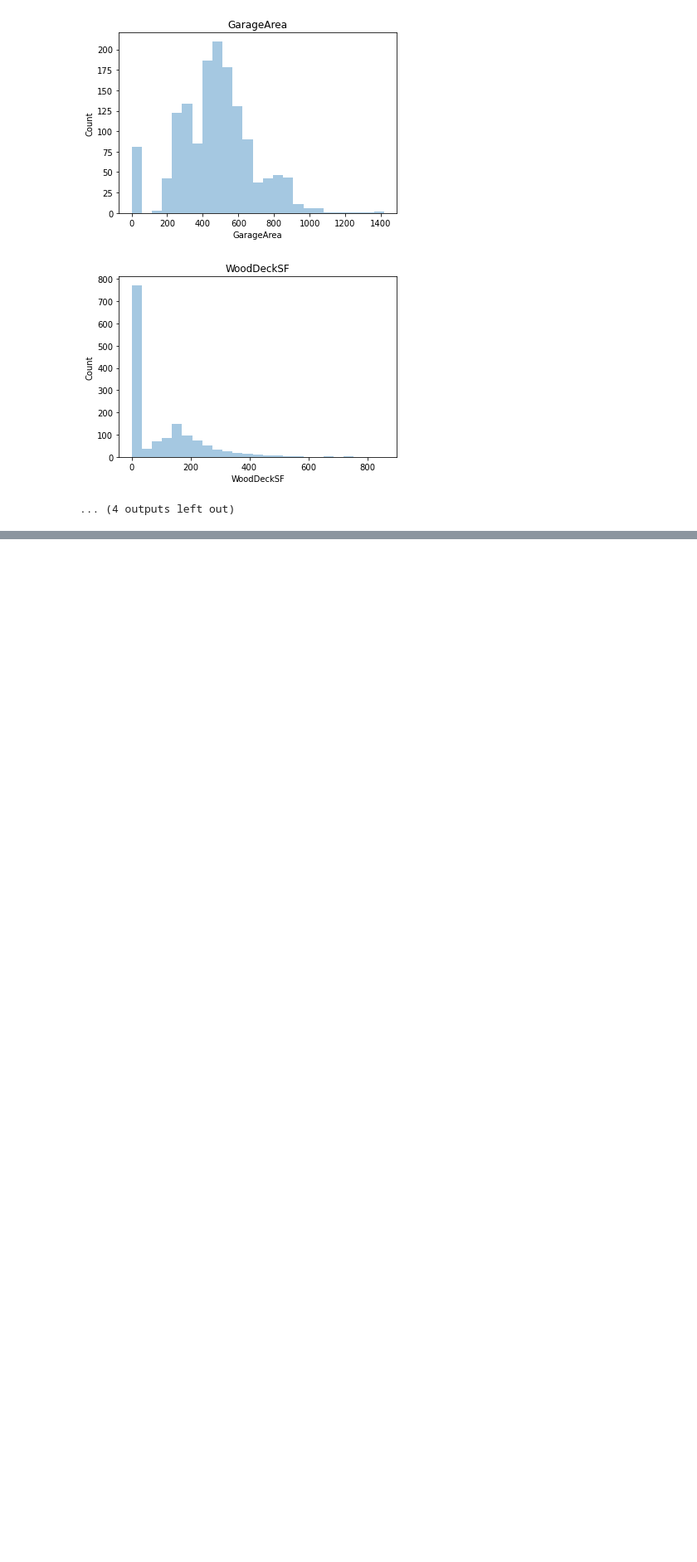
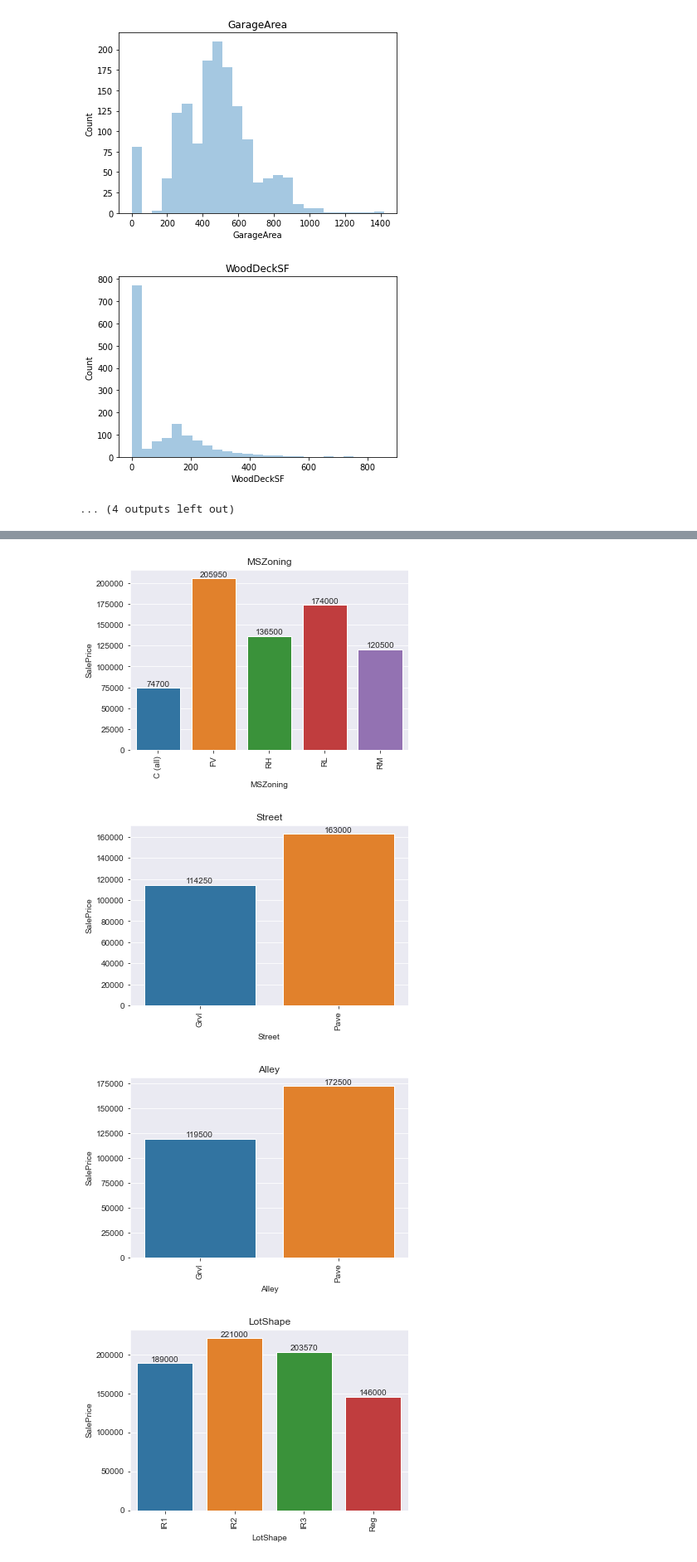
Before and after one commit to ajinkeya17/Advanced_Housing_Price_Predictor, a Jupyter notebook: EDA.ipynb, the cells around one changed output, grey strips where cells are left out. Shown at 83% size. Drawn from its saved outputs; the diff is of its cells as text; code cells hidden in the pictures; blank space fills up the shorter version.

```diff
--- a/EDA.ipynb
+++ b/EDA.ipynb
@@ -259,0 +288,3 @@ A few featur
+# %%
+cat_features = [col for col in df.columns if df[col].dtypes=='O']
+cat_features
@@ -259,0 +327,4 @@ A few featur
+# %%
+card = {}
+for feature in cat_features:
+        card[feature] = len(df[feature].unique())
@@ -259,0 +358,18 @@ A few featur
+# %%
+for feature in cat_features:
+
+    data = df.copy()
+    temp = data.groupby(feature)['SalePrice'].median()
+    ax = sns.barplot(x=temp.index, y=temp)
+    plt.xticks(rotation=90)
+    plt.tick_params(bottom=True, left=True)
+    ax.bar_label(ax.containers[0])
+    plt.xlabel(feature)
+    plt.ylabel('SalePrice')
+    plt.title(feature)
+    plt.show()
+# %% [output]
+[figure, added]
+[figure, added]
+[figure, added]
+[figure, added]
```
Also changed, not shown: parts of 14 cells of this notebook.
